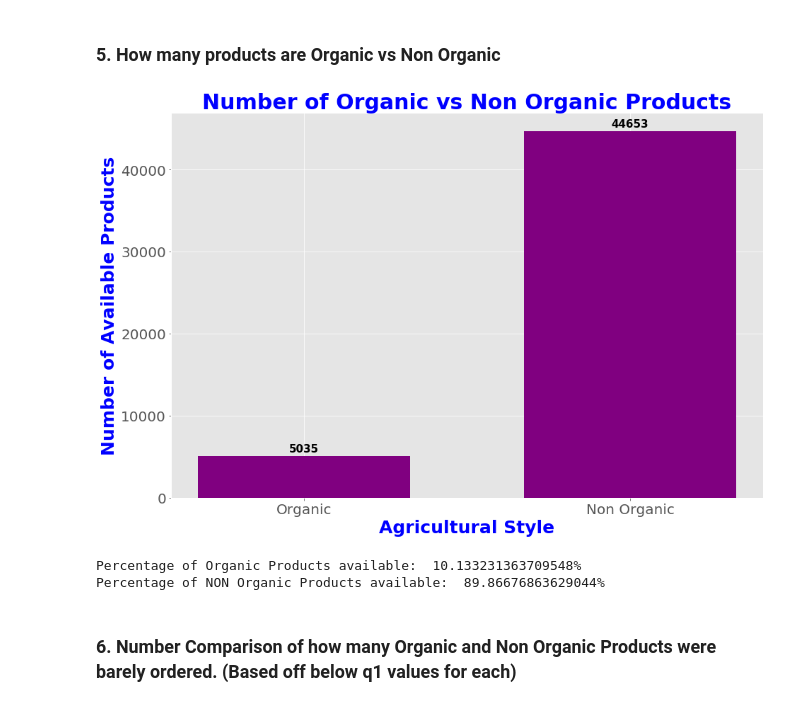
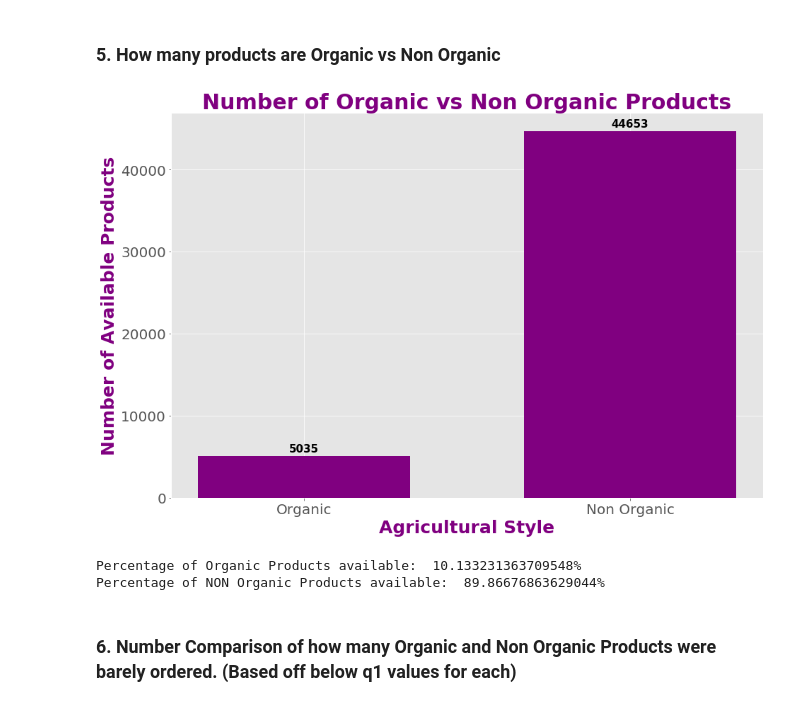
Before and after one commit to WinrichSy/Capstone_Instagram, a Jupyter notebook: Capstone 1 Instacart.ipynb, the cells around one changed output. Saved outputs shown, nothing was run; the diff lists cells and outputs as text; code cells hidden in the pictures.

```diff
--- a/Capstone 1 Instacart.ipynb
+++ b/Capstone 1 Instacart.ipynb
@@ -547,37 +604,35 @@ query = '''SELECT products.product_name, COUNT(orders_prior.product_id) as order
             '''
 
 organics = spark.sql(query)
-# %%
-#5.2 Convert to Pandas df
-non_organics_df = non_organics.toPandas()
-organics_df = organics.toPandas()
 # %%
 #5.3 Plot the difference between organic and non-organic items ordered
 #TODO: done
 organics_to_non_organics = {}
 organics_to_non_organics['Organic'] = len(organics_df)
 organics_to_non_organics['Non Organic'] = len(non_organics_df)
 
 list_keys = [k for k in organics_to_non_organics]
 list_values = [v for v in organics_to_non_organics.values()]
 
+color = 'purple'
+
 fig, ax = plt.subplots(figsize=(15,10))
-items = ax.bar(list_keys, list_values, color = 'purple', align='center', width = 0.65)
+items = ax.bar(list_keys, list_values, color = color, align='center', width = 0.65, edgecolor='black', linewidth=1)
 plt.xticks(size = 20, rotation=0)
 plt.yticks(size = 20)
-plt.xlabel('Agricultural Style', size=25, color='blue', weight='bold')
-plt.ylabel('Number of Available Products', size=25, color='blue', weight='bold')
-plt.title('Number of Organic vs Non Organic Products', fontsize=30, color='blue', weight='bold')
+plt.xlabel('Agricultural Style', size=25, color = color, weight='bold')
+plt.ylabel('Number of Available Products', size=25, color = color, weight='bold')
+plt.title('Number of Organic vs Non Organic Products', fontsize=30, color = color, weight='bold')
 
 autolabel(items)
 
 plt.show()
 
 total = list_values[0] + list_values[1]
 print('Percentage of Organic Products available: ', str(100*(list_values[0]/total))+"%")
 print('Percentage of NON Organic Products available: ', str(100*(list_values[1]/total))+"%")
 # %% [output]
-[figure, old version]
+[figure, new version]
 Percentage of Organic Products available:  10.133231363709548%
 Percentage of NON Organic Products available:  89.86676863629044%
 # %% [markdown]
```
Also changed, not shown: parts of 22 cells of this notebook.
